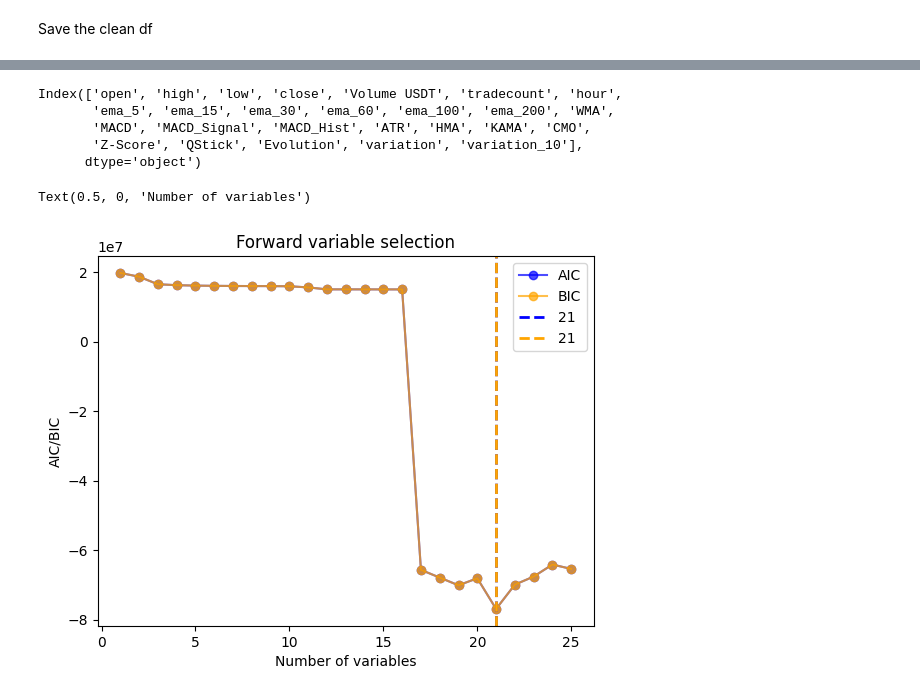
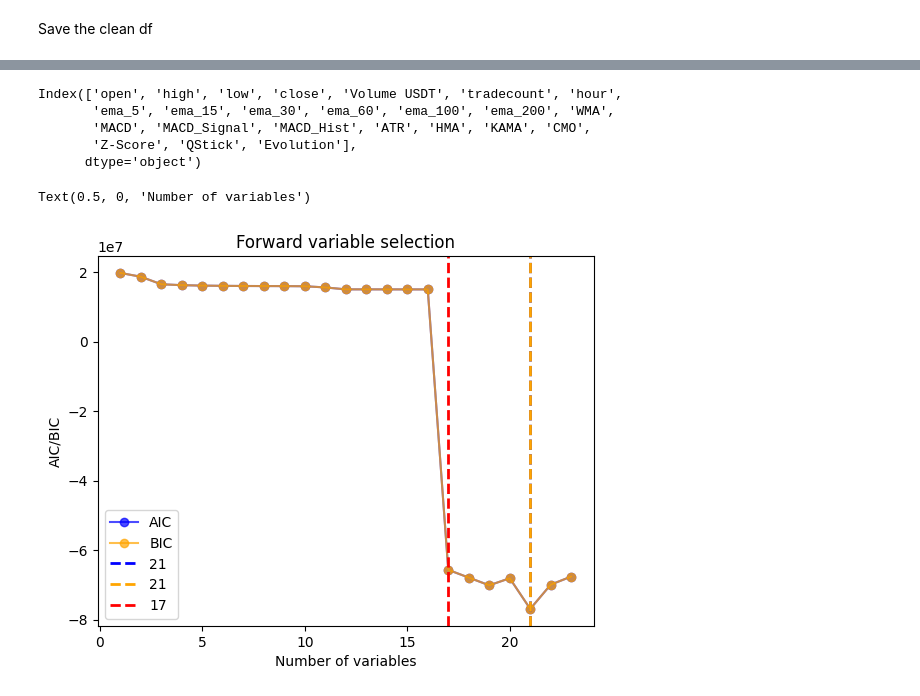
Before and after one commit to melcehic/ML-project, a Jupyter notebook: project ml bitcoin .ipynb, the cells around one changed output, grey strips where cells are left out. Cells and saved outputs as stored; diff of their text form; code cells hidden in the pictures.

```diff
--- a/project ml bitcoin .ipynb
+++ b/project ml bitcoin .ipynb
@@ -30,12 +30,6 @@ df = copy.deepcopy(df_raw)
 df = df.drop(["symbol","token"], axis=1)
 
 df["Evolution"] = df["close"]-df["open"]
-
-df["variation"] = ((df["close"] - df["open"]) / df["open"]) * 100
-#df["variation"] = df["variation"].map("{:.2f}%".format)
-
-df["variation_10"] = ((df["close"] - df["open"].shift(10).fillna(df["open"].iloc[0])) / df["open"].shift(10).fillna(df["open"].iloc[0])) * 100
-#df["variation_10"] = df["variation_10"].map("{:.2f}%".format)
 # %%
 df['day'] = df['day'].astype(str)
 
@@ -124,7 +112,7 @@ df.columns
 Index(['open', 'high', 'low', 'close', 'Volume USDT', 'tradecount', 'hour',
        'ema_5', 'ema_15', 'ema_30', 'ema_60', 'ema_100', 'ema_200', 'WMA',
        'MACD', 'MACD_Signal', 'MACD_Hist', 'ATR', 'HMA', 'KAMA', 'CMO',
-       'Z-Score', 'QStick', 'Evolution', 'variation', 'variation_10'],
+       'Z-Score', 'QStick', 'Evolution'],
       dtype='object')
 # %%
 # Clean the dataframe by removing rows with NaNs or infinite values
@@ -161,33 +149,35 @@ plt.plot(
     alpha = 0.7,
     label = "AIC"
 )
 plt.plot(
     df_results['Number of Variables'],
     df_results['BIC'],
     'o-',
     alpha = 0.7,
     c = 'orange',
     label = "BIC"
 )
 
 vars_AIC = df_results[df_results["AIC"]==min(df_results["AIC"])]['Variables'].tolist()[0]
 vars_BIC = df_results[df_results["BIC"]==min(df_results["BIC"])]['Variables'].tolist()[0]
 
 plt.axvline(
     len(vars_AIC), color='b', linestyle='--', linewidth=2,
     label = f"{len(vars_AIC)}"
 )
 plt.axvline(
     len(vars_BIC), color='orange', linestyle='--', linewidth=2,
     label = f"{len(vars_BIC)}"
 )
 
+plt.axvline(x=17, color='red', linestyle='--', linewidth=2, label='17')
+
 plt.title("Forward variable selection")
 plt.legend()
 plt.ylabel("AIC/BIC")
 plt.xlabel("Number of variables")
 # %% [output]
 Text(0.5, 0, 'Number of variables')
-[figure, old version]
+[figure, new version]
 # %%
 df_results.loc[21, 'Variables']
```
Also changed, not shown: parts of 10 cells of this notebook.
